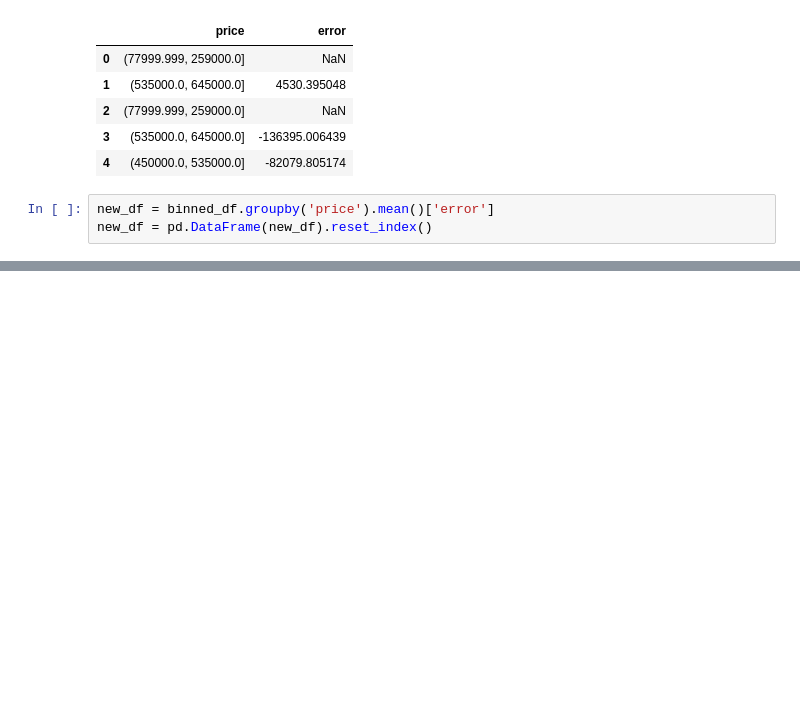
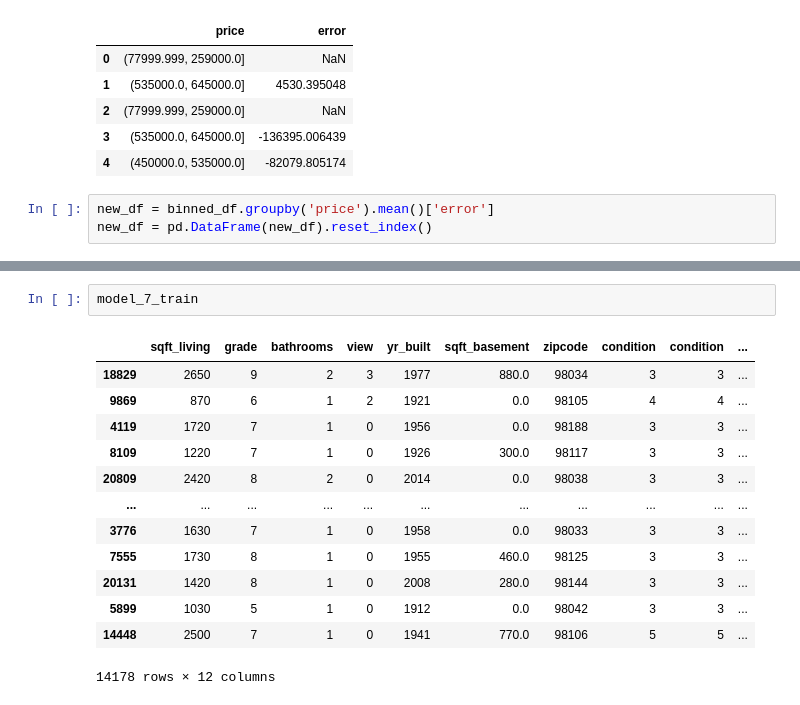
Before and after one commit to gkwarner/bsc-phase-two-project, a Jupyter notebook: notebooks/report.ipynb, the cells around one changed output, grey strips where cells are left out. Cells and saved outputs as stored; diff of their text form; blank space fills up the shorter version.

```diff
--- a/notebooks/report.ipynb
+++ b/notebooks/report.ipynb
@@ -341,0 +339,16 @@ We can see from our model evaluation that it preforms best in prices from 385000
+# %%
+model_7_train
+# %% [output]
+|  | sqft_living | grade | bathrooms | view | yr_built | sqft_basement | zipcode | condition | condition | ... |
+| 18829 | 2650 | 9 | 2 | 3 | 1977 | 880.0 | 98034 | 3 | 3 | ... |
+| 9869 | 870 | 6 | 1 | 2 | 1921 | 0.0 | 98105 | 4 | 4 | ... |
+| 4119 | 1720 | 7 | 1 | 0 | 1956 | 0.0 | 98188 | 3 | 3 | ... |
+| 8109 | 1220 | 7 | 1 | 0 | 1926 | 300.0 | 98117 | 3 | 3 | ... |
+| 20809 | 2420 | 8 | 2 | 0 | 2014 | 0.0 | 98038 | 3 | 3 | ... |
+| ... | ... | ... | ... | ... | ... | ... | ... | ... | ... | ... |
+| 3776 | 1630 | 7 | 1 | 0 | 1958 | 0.0 | 98033 | 3 | 3 | ... |
+| 7555 | 1730 | 8 | 1 | 0 | 1955 | 460.0 | 98125 | 3 | 3 | ... |
+| 20131 | 1420 | 8 | 1 | 0 | 2008 | 280.0 | 98144 | 3 | 3 | ... |
+| 5899 | 1030 | 5 | 1 | 0 | 1912 | 0.0 | 98042 | 3 | 3 | ... |
+| 14448 | 2500 | 7 | 1 | 0 | 1941 | 770.0 | 98106 | 5 | 5 | ... |
+14178 rows × 12 columns
```
Also changed, not shown: parts of 5 cells of this notebook, 8 other files.
